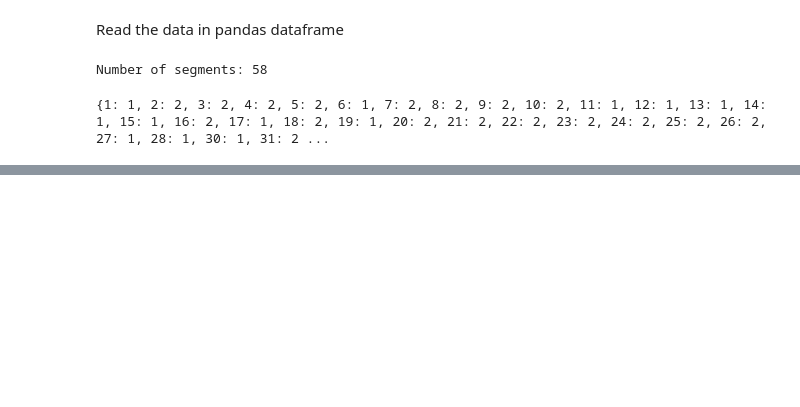
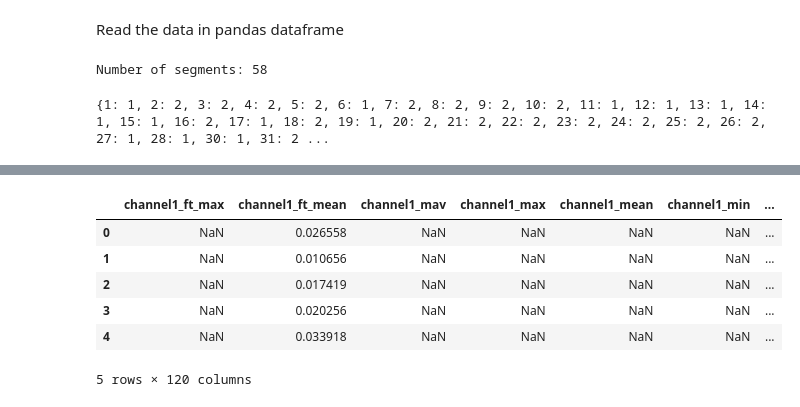
Before and after one commit to AybarsManav/EMG-Classification, a Jupyter notebook: main.ipynb, the cells around one changed output, grey strips where cells are left out. Cells and saved outputs as stored; diff of their text form; code cells hidden in the pictures; blank space fills up the shorter version.

Commit message:
CSV stat Table from Whatsapp

```diff
--- a/main.ipynb
+++ b/main.ipynb
@@ -74,0 +269,27 @@ plt.show()
+# %%
+# Reorganize the DataFrame to have 'Segment', 'Channel', 'Feature', and 'Value' columns
+reorganized_df = pd.melt(features_df, var_name='channel_feature', value_name='value')
+
+# Split 'channel_feature' into 'Channel' and 'Feature'
+reorganized_df['Channel'] = reorganized_df['channel_feature'].apply(lambda x: x.split('_')[0])
+reorganized_df['Feature'] = reorganized_df['channel_feature'].apply(lambda x: '_'.join(x.split('_')[1:]))
+
+# Drop the original 'channel_feature' column
+reorganized_df = reorganized_df.drop(columns=['channel_feature'])
+
+# Add a segment index (assuming each row is a separate segment)
+reorganized_df['Segment'] = reorganized_df.index // len(channels)
+
+# Reorder the columns to 'Segment', 'Channel', 'Feature', and 'Value'
+reorganized_df = reorganized_df[['Segment', 'Channel', 'Feature', 'value']]
+
+# Display the reorganized DataFrame
+reorganized_df.head()
+# %% [output]
+|  | channel1_ft_max | channel1_ft_mean | channel1_mav | channel1_max | channel1_mean | channel1_min | ... |
+| 0 | NaN | 0.026558 | NaN | NaN | NaN | NaN | ... |
+| 1 | NaN | 0.010656 | NaN | NaN | NaN | NaN | ... |
+| 2 | NaN | 0.017419 | NaN | NaN | NaN | NaN | ... |
+| 3 | NaN | 0.020256 | NaN | NaN | NaN | NaN | ... |
+| 4 | NaN | 0.033918 | NaN | NaN | NaN | NaN | ... |
+5 rows × 120 columns
```
Also changed, not shown: parts of 3 cells of this notebook.
